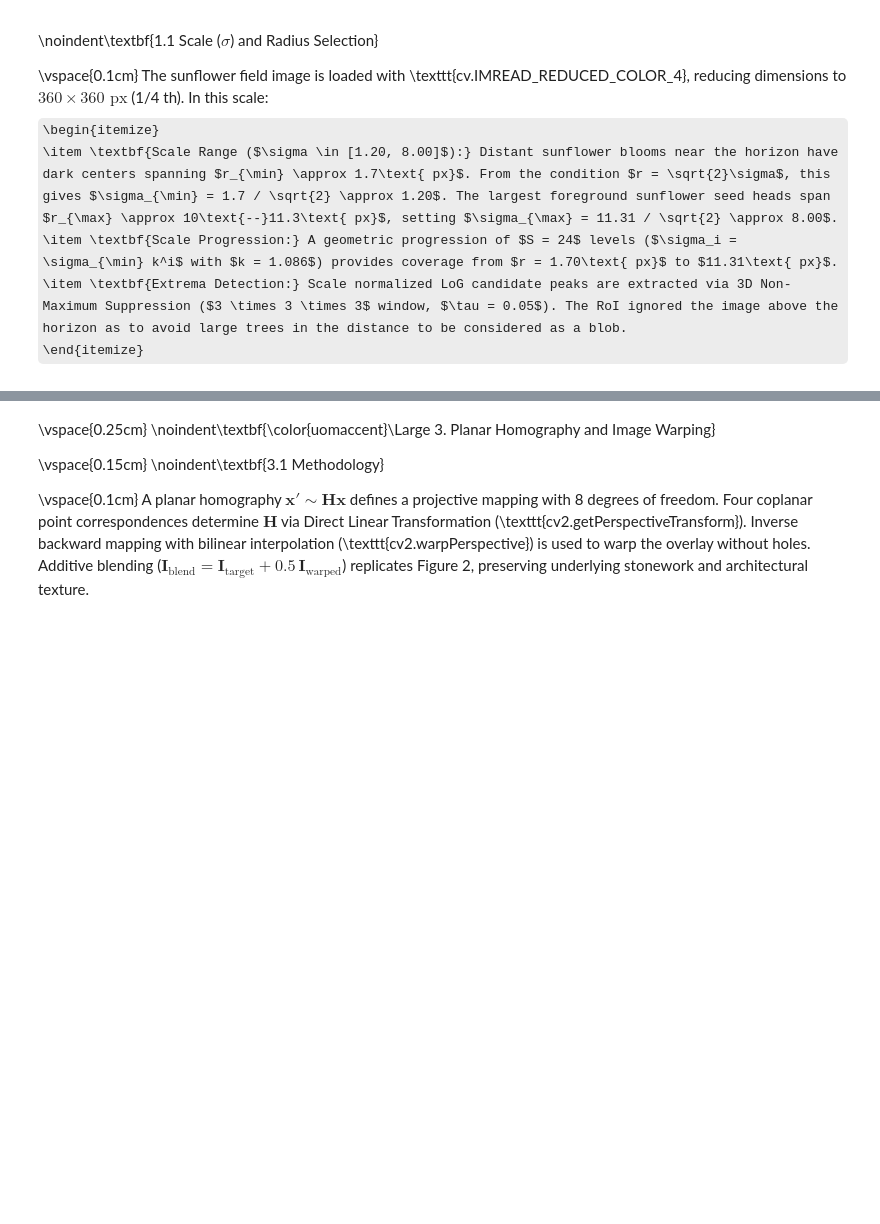
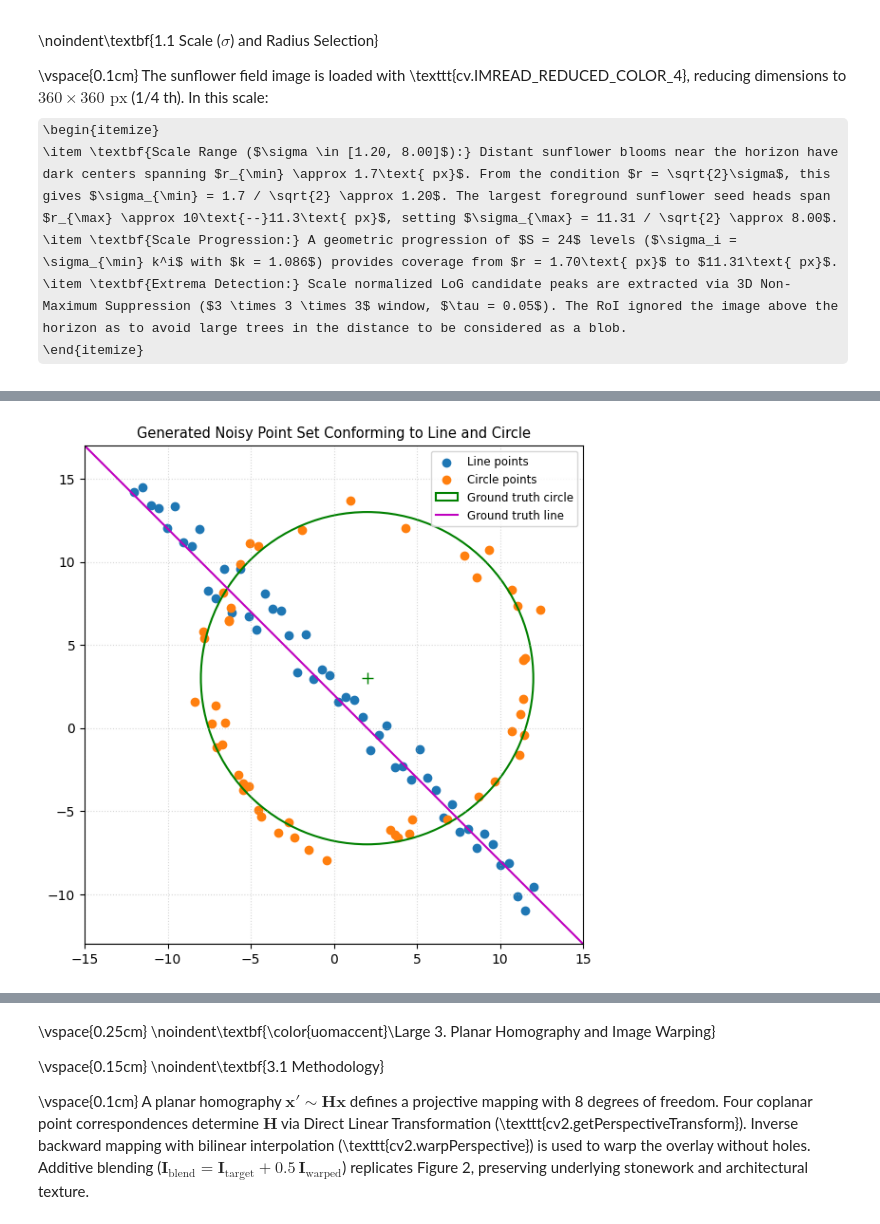
Before and after one commit to RumethRanhinda/EN3160-Vision-UoM, a Jupyter notebook: Assignments/Fitting and Alignment/230566U_a02.ipynb, the cells around one changed output, grey strips where cells are left out. Saved outputs shown, nothing was run; the diff lists cells and outputs as text; code cells hidden in the pictures; some formulas as TeX source; blank space fills up the shorter version.

```diff
--- a/Assignments/Fitting and Alignment/230566U_a02.ipynb
+++ b/Assignments/Fitting and Alignment/230566U_a02.ipynb
@@ -171,0 +164,46 @@ The dataset contains $N=100$ points: $50$ conforming to a line ($y = -x + 2$, no
+# %%
+import numpy as np
+import matplotlib.pyplot as plt
+
+np.random.seed(0)
+N = 100
+half_n = N // 2
+
+# Circle points with radial noise
+r_gt, x0_gt, y0_gt = 10.0, 2.0, 3.0
+s_circ = r_gt / 16.0  # std = 0.625
+t = np.random.uniform(0, 2 * np.pi, half_n)
+n_circ = s_circ * np.random.randn(half_n)
+x_c = x0_gt + (r_gt + n_circ) * np.cos(t)
+y_c = y0_gt + (r_gt + n_circ) * np.sin(t)
+X_circ = np.hstack((x_c.reshape(half_n, 1), y_c.reshape(half_n, 1)))
+
+# Line points with vertical noise
+s_line = 1.0  # std = 1.0
+m_gt, b_gt = -1.0, 2.0
+x_l = np.linspace(-12, 12, half_n)
+y_l = m_gt * x_l + b_gt + s_line * np.random.randn(half_n)
+X_line = np.hstack((x_l.reshape(half_n, 1), y_l.reshape(half_n, 1)))
+
+X = np.vstack((X_circ, X_line))
+
+# Plot generated points with ground truth
+fig, ax = plt.subplots(figsize=(6.0, 6.0))
+ax.scatter(X_line[:, 0], X_line[:, 1], color='#1f77b4', label='Line points')
+ax.scatter(X_circ[:, 0], X_circ[:, 1], color='#ff7f0e', label='Circle points')
+
+circle_gt = plt.Circle((x0_gt, y0_gt), r_gt, color='g', fill=False, linewidth=1.5, label='Ground truth circle')
+ax.add_patch(circle_gt)
+ax.plot(x0_gt, y0_gt, '+', color='g', markersize=8)
+
+x_vals = np.array([-15, 15])
+ax.plot(x_vals, m_gt * x_vals + b_gt, color='m', linewidth=1.5, label='Ground truth line')
+
+ax.set_xlim(-15, 15); ax.set_ylim(-13, 17); ax.set_aspect('equal')
+ax.grid(True, linestyle=':', alpha=0.5)
+ax.legend(loc='upper right', fontsize=8.5)
+ax.set_title("Generated Noisy Point Set Conforming to Line and Circle", fontsize=10.5, pad=6)
+plt.tight_layout()
+plt.show()
+# %% [output]
+[figure, added]
```
Also changed, not shown: parts of 10 cells of this notebook, 2 other files.
